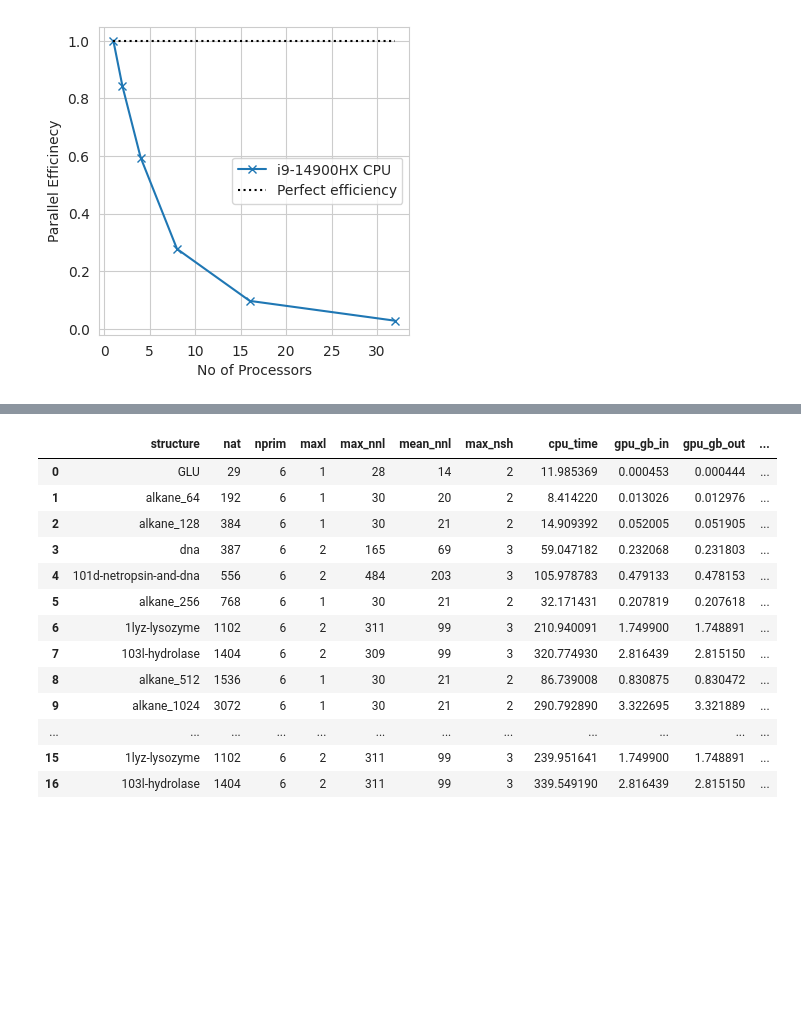
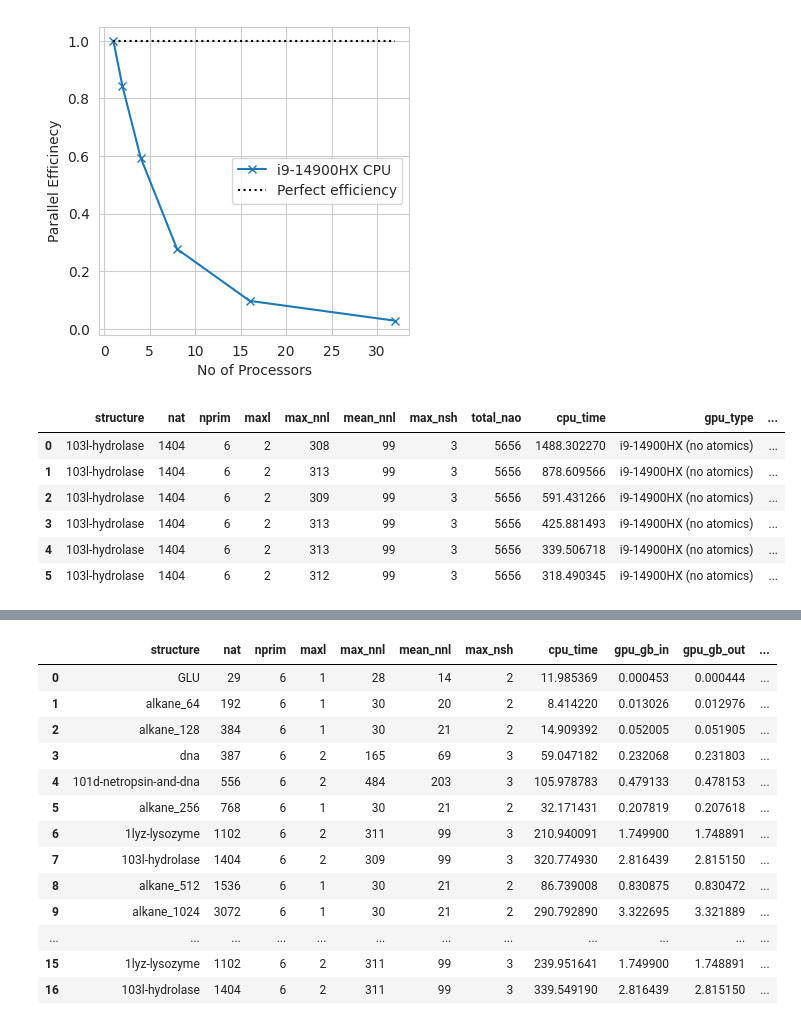
Before and after one commit to tornikeo/tblite, a Jupyter notebook: notes/make_figures.ipynb, the cells around one changed output, grey strips where cells are left out. Cells and saved outputs as stored; diff of their text form; code cells hidden in the pictures; blank space fills up the shorter version.

```diff
--- a/notes/make_figures.ipynb
+++ b/notes/make_figures.ipynb
@@ -81,3 +81,21 @@ plt.savefig(output_dir / 'cpu_scaling_weak.png')
 # %% [output]
 [figure]
 [figure]
+# %%
+cpu_data = []
+for ncpu in [1, 2, 4, 8, 16, 32]:
+    df = pd.read_csv(f'notes/data/i9-14900HX-no-atomic/{ncpu}cpu.csv')
+    df['gpu_type'] = 'i9-14900HX (no atomics)'
+    df['ncpu'] = ncpu
+    cpu_data.append(df)
+
+df = pd.concat(cpu_data, ignore_index=True)
+df
+# %% [output]
+|  | structure | nat | nprim | maxl | max_nnl | mean_nnl | max_nsh | total_nao | cpu_time | gpu_type | ... |
+| 0 | 103l-hydrolase | 1404 | 6 | 2 | 308 | 99 | 3 | 5656 | 1488.302270 | i9-14900HX (no atomics) | ... |
+| 1 | 103l-hydrolase | 1404 | 6 | 2 | 313 | 99 | 3 | 5656 | 878.609566 | i9-14900HX (no atomics) | ... |
+| 2 | 103l-hydrolase | 1404 | 6 | 2 | 309 | 99 | 3 | 5656 | 591.431266 | i9-14900HX (no atomics) | ... |
+| 3 | 103l-hydrolase | 1404 | 6 | 2 | 313 | 99 | 3 | 5656 | 425.881493 | i9-14900HX (no atomics) | ... |
+| 4 | 103l-hydrolase | 1404 | 6 | 2 | 313 | 99 | 3 | 5656 | 339.506718 | i9-14900HX (no atomics) | ... |
+| 5 | 103l-hydrolase | 1404 | 6 | 2 | 312 | 99 | 3 | 5656 | 318.490345 | i9-14900HX (no atomics) | ... |
```
Also changed, not shown: parts of 3 cells of this notebook, 18 other files.
